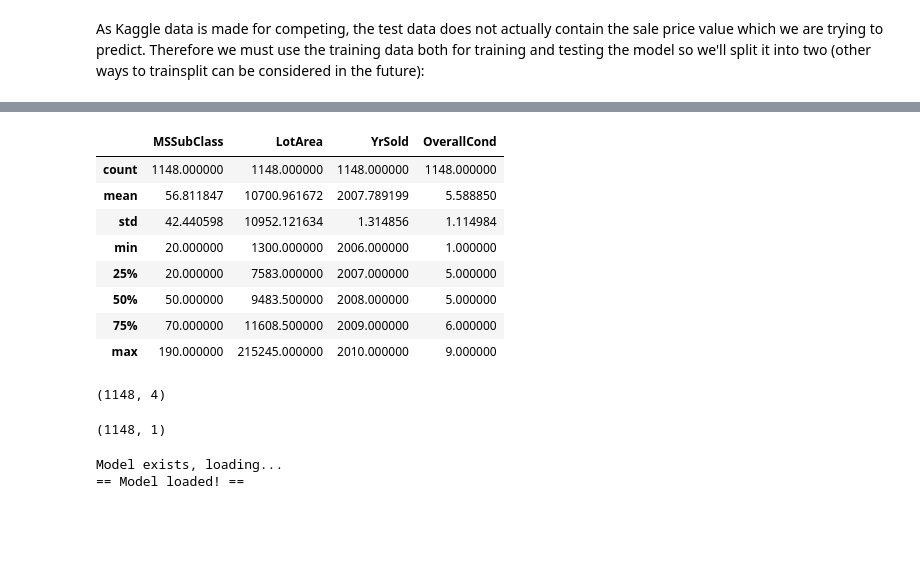
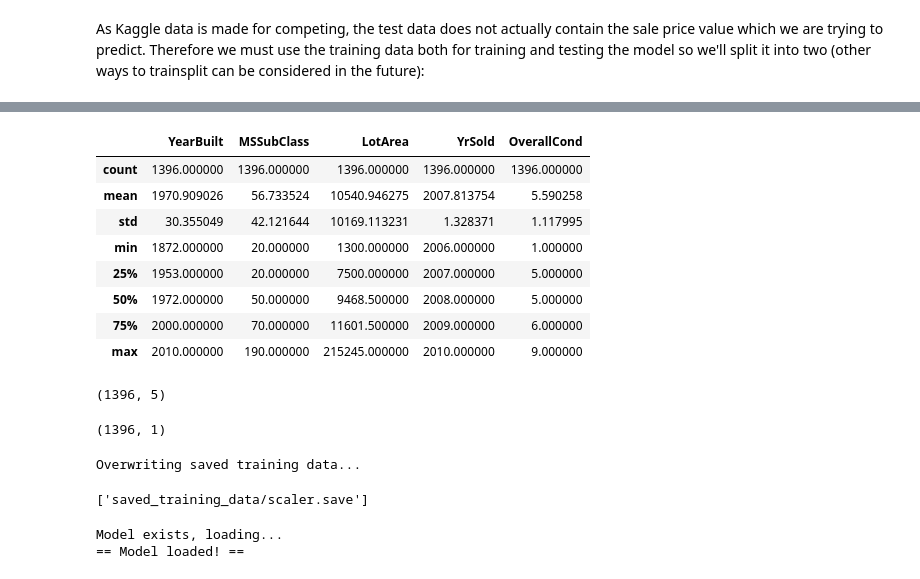
Before and after one commit to mxnurmi/miska-aalto-data-science-project, a Jupyter notebook: project_notebook.ipynb, the cells around one changed output, grey strips where cells are left out. Saved outputs shown, nothing was run; the diff lists cells and outputs as text; code cells hidden in the pictures; blank space fills up the shorter version.

```diff
--- a/project_notebook.ipynb
+++ b/project_notebook.ipynb
@@ -37,5 +37,5 @@ TRAINING_DATA_SAVE_PATH = "./saved_training_data/"
 # %%
-# TODO: Add boolean checks for training saves for overwriting
+OVERWRITE = True
 # %% [markdown]
 ## Helper scripts
 # %%
@@ -690,33 +689,36 @@ Index(['MSSubClass', 'MSZoning', 'LotFrontage', 'LotArea', 'Street', 'Alley',
+# %%
+SELECTED_ATTRIBUTES = ["YearBuilt", "MSSubClass", "LotArea", "YrSold", "OverallCond"]
 # %%
-def split_dataset(dataset, test_ratio=0.20, seed=None):
+def split_dataset(dataset, test_ratio=0.05, seed=None):
     if seed is not None:
         np.random.seed(seed)
     test_indices = np.random.rand(len(dataset)) < test_ratio
     return dataset[~test_indices], dataset[test_indices]
 
-selected_cols_test_df = train_df[["MSSubClass", "LotArea", "YrSold", "OverallCond", "SalePrice"]].copy()
-training_data, test_data = split_dataset(selected_cols_test_df, seed=100)
-#print("{} examples in training, {} examples in testing.".format(
-#    len(X_real), len(y_real)))
+selected_cols_test_df = train_df[[*SELECTED_ATTRIBUTES, "SalePrice"]].copy()
+training_data_real_data, test_data_real_data = split_dataset(selected_cols_test_df, seed=100)
 
-X_real = training_data[["MSSubClass", "LotArea", "YrSold", "OverallCond"]]
-y_real = training_data[["SalePrice"]]
+X_real = training_data_real_data[SELECTED_ATTRIBUTES]
+y_real = training_data_real_data[["SalePrice"]]
 display(X_real.describe())
 display(X_real.shape)
 display(y_real.shape)
 
 # save data for replicability
-X_real.to_csv("saved_training_data/real_training_data_X.csv")
-y_real.to_csv("saved_training_data/real_training_data_y.csv")
+if OVERWRITE == True:
+    print("Overwriting saved training data...")
+    X_real.to_csv("saved_training_data/real_training_data_X.csv")
+    y_real.to_csv("saved_training_data/real_training_data_y.csv")
 # %% [output]
-|  | MSSubClass | LotArea | YrSold | OverallCond |
-| count | 1148.000000 | 1148.000000 | 1148.000000 | 1148.000000 |
-| mean | 56.811847 | 10700.961672 | 2007.789199 | 5.588850 |
-| std | 42.440598 | 10952.121634 | 1.314856 | 1.114984 |
-| min | 20.000000 | 1300.000000 | 2006.000000 | 1.000000 |
-| 25% | 20.000000 | 7583.000000 | 2007.000000 | 5.000000 |
-| 50% | 50.000000 | 9483.500000 | 2008.000000 | 5.000000 |
-| 75% | 70.000000 | 11608.500000 | 2009.000000 | 6.000000 |
-| max | 190.000000 | 215245.000000 | 2010.000000 | 9.000000 |
+|  | YearBuilt | MSSubClass | LotArea | YrSold | OverallCond |
+| count | 1396.000000 | 1396.000000 | 1396.000000 | 1396.000000 | 1396.000000 |
+| mean | 1970.909026 | 56.733524 | 10540.946275 | 2007.813754 | 5.590258 |
+| std | 30.355049 | 42.121644 | 10169.113231 | 1.328371 | 1.117995 |
+| min | 1872.000000 | 20.000000 | 1300.000000 | 2006.000000 | 1.000000 |
+| 25% | 1953.000000 | 20.000000 | 7500.000000 | 2007.000000 | 5.000000 |
+| 50% | 1972.000000 | 50.000000 | 9468.500000 | 2008.000000 | 5.000000 |
+| 75% | 2000.000000 | 70.000000 | 11601.500000 | 2009.000000 | 6.000000 |
+| max | 2010.000000 | 190.000000 | 215245.000000 | 2010.000000 | 9.000000 |
-(1148, 4)
+(1396, 5)
-(1148, 1)
+(1396, 1)
+Overwriting saved training data...
@@ -725,0 +731,13 @@ y_real_np = y_real.to_numpy()
+# %%
+from sklearn.preprocessing import StandardScaler
+
+# Normalize the numerical values
+scaler = StandardScaler()
+scaler.fit(X_numerical)
+X_numerical_scaled = scaler.transform(X_numerical)
+
+# Save trained scaler for replicability
+scaler_filename = "saved_training_data/scaler.save"
+joblib.dump(scaler, scaler_filename)
+# %% [output]
+['saved_training_data/scaler.save']
```
Also changed, not shown: parts of 28 cells of this notebook.
